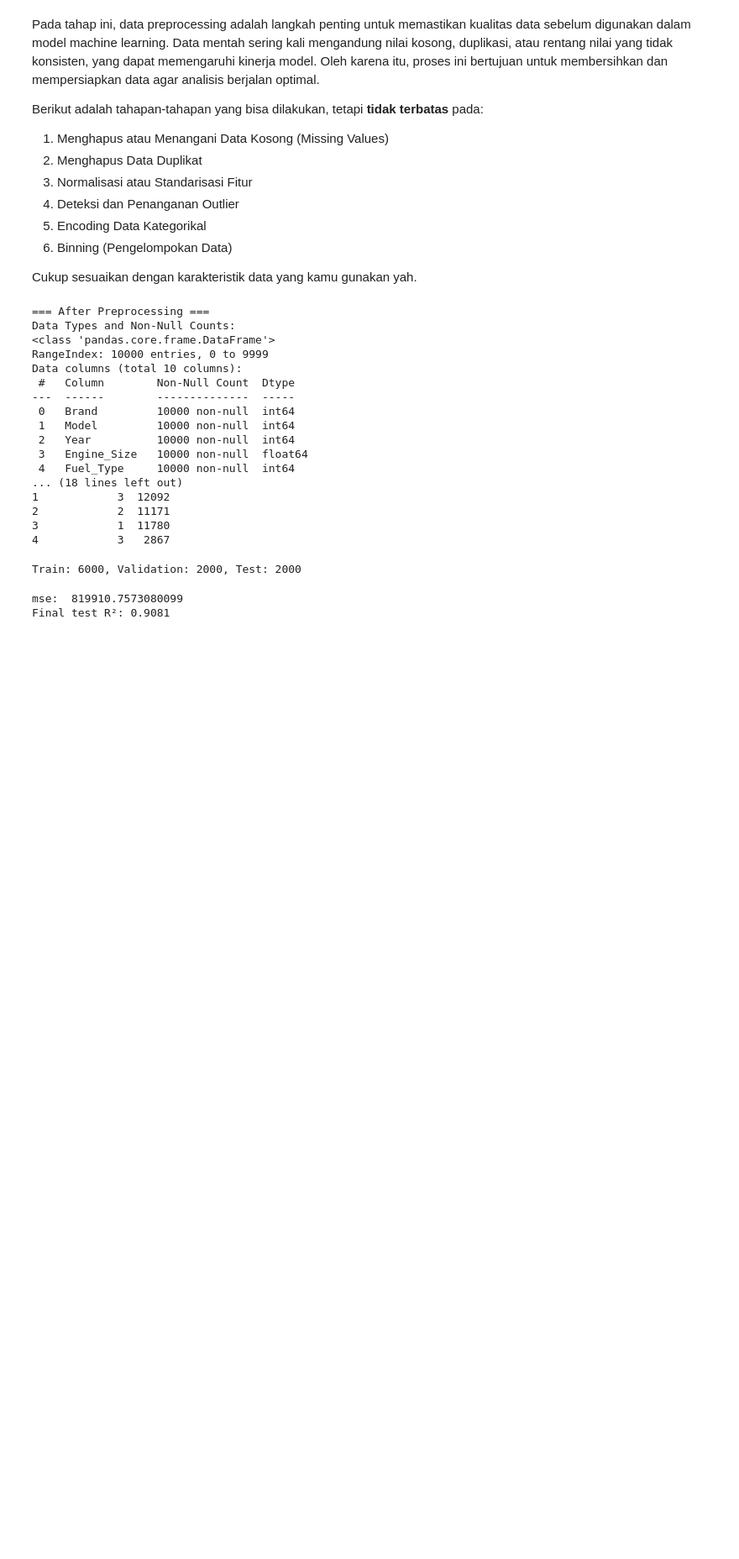
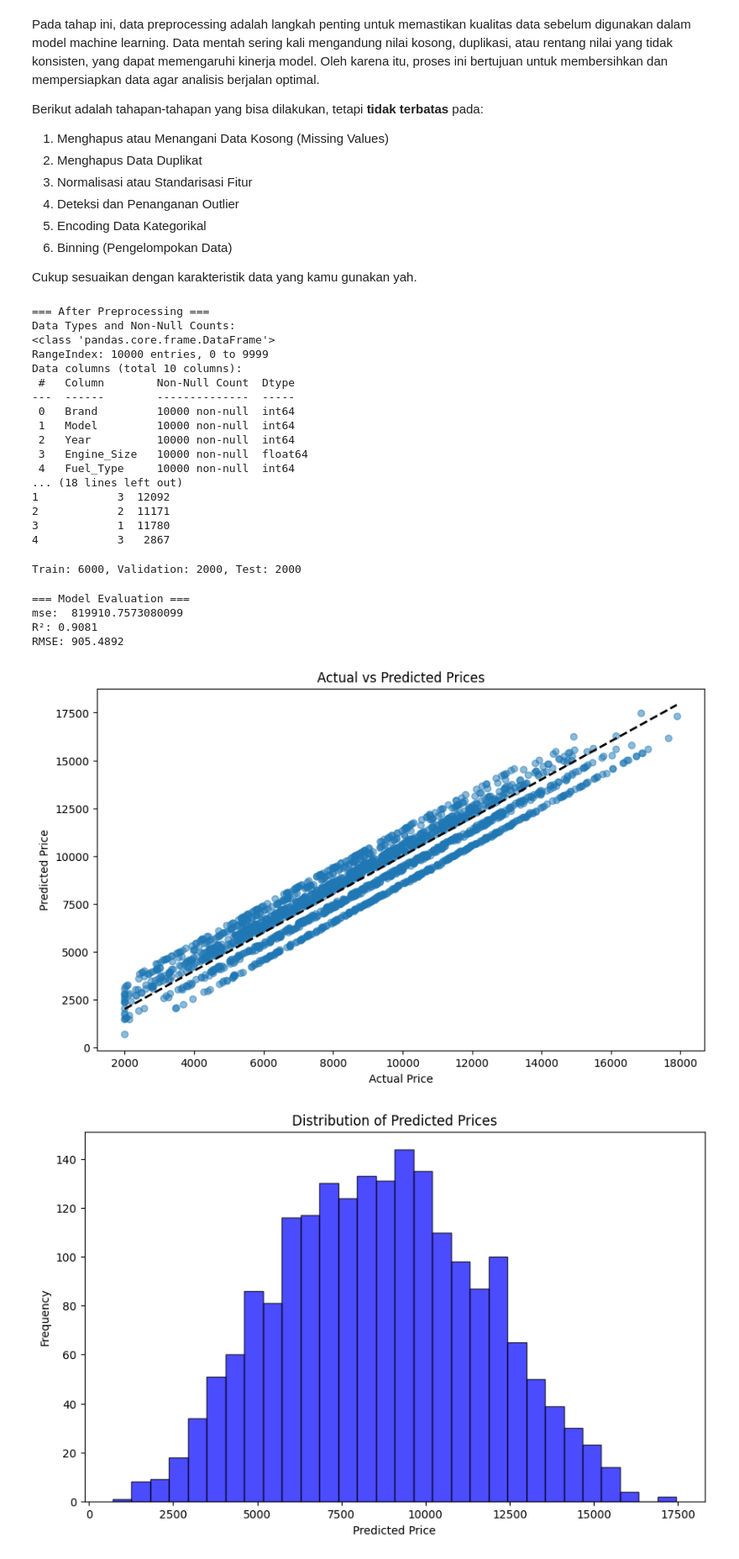
Before and after one commit to lutfialvarop/ML-Predicted-Car, a Jupyter notebook: Regression.ipynb, the cells around one changed output. Shown: that part at 84% size. Drawn from its saved outputs; the diff is of its cells as text; code cells hidden in the pictures; blank space fills up the shorter version.

```diff
--- a/Regression.ipynb
+++ b/Regression.ipynb
@@ -154,18 +155,35 @@ print(f"Train: {len(train_X)}, Validation: {len(val_X)}, Test: {len(test_X)}")
 # %% [output]
 Train: 6000, Validation: 2000, Test: 2000
 # %%
-lr_model=LinearRegression()
-lr_model.fit(train_X,train_y)
-y_pred = lr_model.predict(val_X)
+model=LinearRegression()
+model.fit(train_X,train_y)
+y_train = model.predict(val_X)
 
-mse = mean_squared_error(y_pred,val_y)
+mse = mean_squared_error(y_train,val_y)
+print("=== Model Evaluation ===")
 print("mse: ",mse)
-
-modelo = LinearRegression()
-modelo.fit(train_X,train_y)
-y_pred = modelo.predict(val_X)
-
-print(f"Final test R²: {r2_score(y_pred, val_y):.4f}")
+print(f"R²: {r2_score(y_train, val_y):.4f}")
+print(f"RMSE: {root_mean_squared_error(y_train, val_y):.4f}")
 # %% [output]
+=== Model Evaluation ===
 mse:  819910.7573080099
-Final test R²: 0.9081
+R²: 0.9081
+RMSE: 905.4892
+# %%
+plt.figure(figsize=(10, 6))
+plt.scatter(val_y, y_train, alpha=0.5)
+plt.plot([val_y.min(), val_y.max()], [val_y.min(), val_y.max()], 'k--', lw=2)
+plt.xlabel('Actual Price')
+plt.ylabel('Predicted Price')
+plt.title('Actual vs Predicted Prices')
+plt.show()
+
+plt.figure(figsize=(10, 6))
+plt.hist(y_train, bins=30, alpha=0.7, color='blue', edgecolor='black')
+plt.xlabel('Predicted Price')
+plt.ylabel('Frequency')
+plt.title('Distribution of Predicted Prices')
+plt.show()
+# %% [output]
+[figure, added]
+[figure, added]
```
Also changed, not shown: parts of 3 cells of this notebook.
